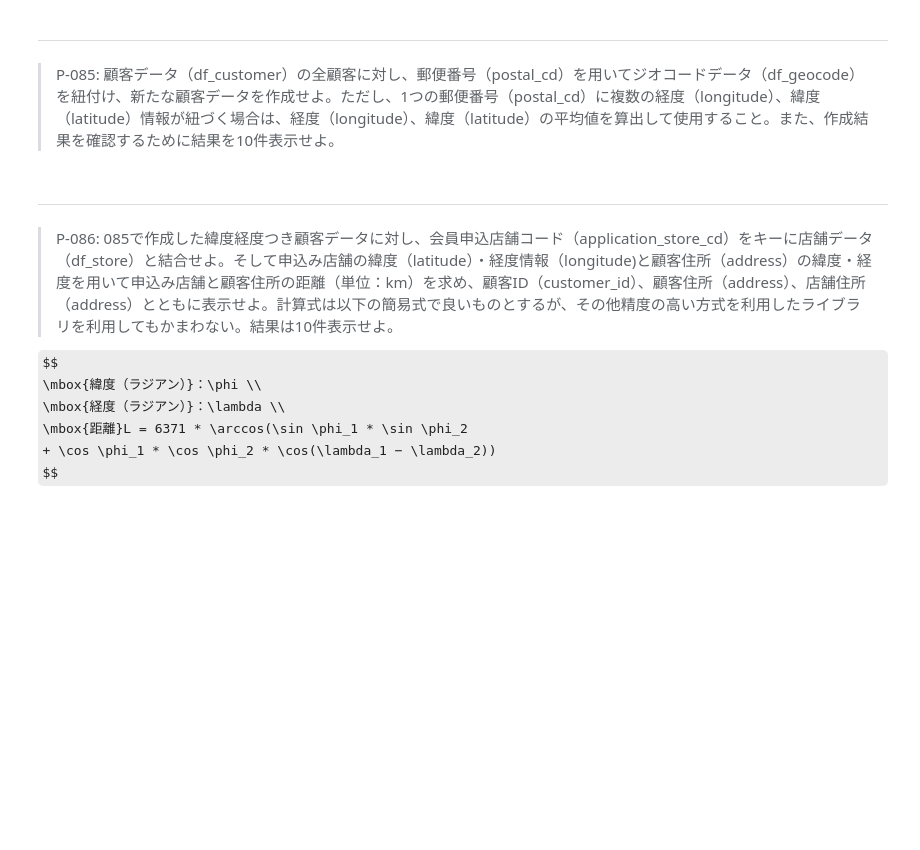
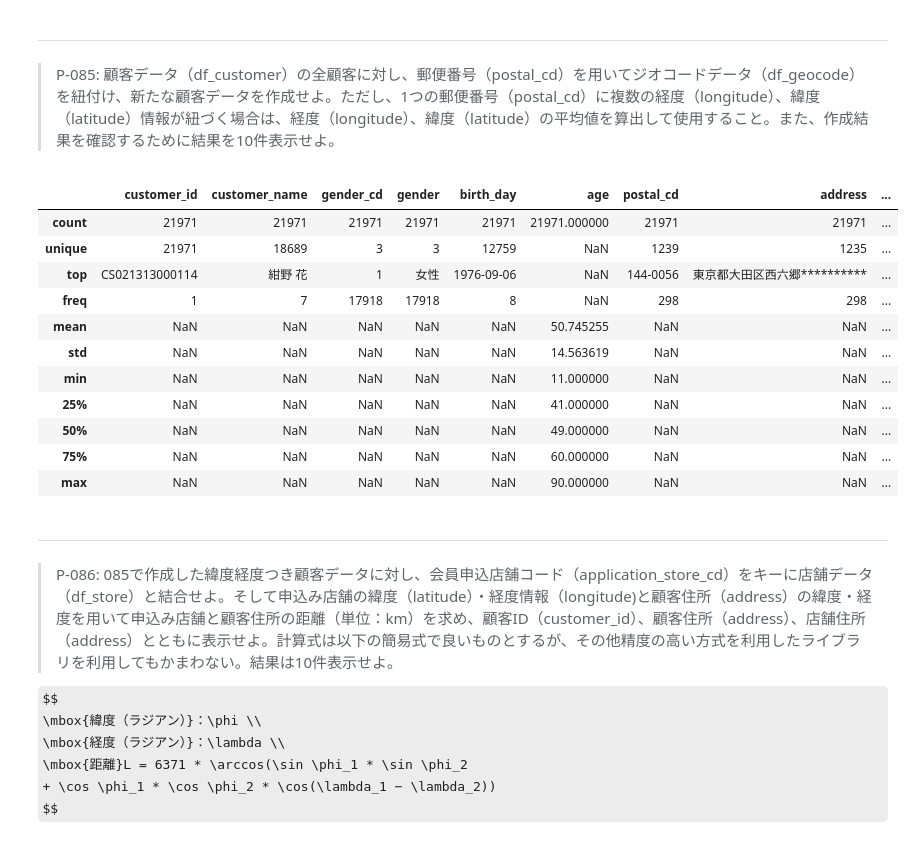
Before and after one commit to kichimura60/100knock, a Jupyter notebook: docker/work/preprocess_knock_Python.ipynb, the cells around one changed output. Drawn from its saved outputs; the diff is of its cells as text; code cells hidden in the pictures; some formulas as TeX source; blank space fills up the shorter version.

```diff
--- a/docker/work/preprocess_knock_Python.ipynb
+++ b/docker/work/preprocess_knock_Python.ipynb
@@ -1927,6 +2157,21 @@ df_product.rename(columns={'\ufeffproduct_cd': 'product_cd'}, inplace=True)
 # %% [markdown]
 ---
 > P-085: 顧客データ（df_customer）の全顧客に対し、郵便番号（postal_cd）を用いてジオコードデータ（df_geocode）を紐付け、新たな顧客データを作成せよ。ただし、1つの郵便番号（postal_cd）に複数の経度（longitude）、緯度（latitude）情報が紐づく場合は、経度（longitude）、緯度（latitude）の平均値を算出して使用すること。また、作成結果を確認するために結果を10件表示せよ。
+# %%
+df_customer.describe(include='all')
+# %% [output]
+|  | customer_id | customer_name | gender_cd | gender | birth_day | age | postal_cd | address | ... |
+| count | 21971 | 21971 | 21971 | 21971 | 21971 | 21971.000000 | 21971 | 21971 | ... |
+| unique | 21971 | 18689 | 3 | 3 | 12759 | NaN | 1239 | 1235 | ... |
+| top | CS021313000114 | 紺野 花 | 1 | 女性 | 1976-09-06 | NaN | 144-0056 | 東京都大田区西六郷********** | ... |
+| freq | 1 | 7 | 17918 | 17918 | 8 | NaN | 298 | 298 | ... |
+| mean | NaN | NaN | NaN | NaN | NaN | 50.745255 | NaN | NaN | ... |
+| std | NaN | NaN | NaN | NaN | NaN | 14.563619 | NaN | NaN | ... |
+| min | NaN | NaN | NaN | NaN | NaN | 11.000000 | NaN | NaN | ... |
+| 25% | NaN | NaN | NaN | NaN | NaN | 41.000000 | NaN | NaN | ... |
+| 50% | NaN | NaN | NaN | NaN | NaN | 49.000000 | NaN | NaN | ... |
+| 75% | NaN | NaN | NaN | NaN | NaN | 60.000000 | NaN | NaN | ... |
+| max | NaN | NaN | NaN | NaN | NaN | 90.000000 | NaN | NaN | ... |
 # %% [markdown]
 ---
 > P-086: 085で作成した緯度経度つき顧客データに対し、会員申込店舗コード（application_store_cd）をキーに店舗データ（df_store）と結合せよ。そして申込み店舗の緯度（latitude）・経度情報（longitude)と顧客住所（address）の緯度・経度を用いて申込み店舗と顧客住所の距離（単位：km）を求め、顧客ID（customer_id）、顧客住所（address）、店舗住所（address）とともに表示せよ。計算式は以下の簡易式で良いものとするが、その他精度の高い方式を利用したライブラリを利用してもかまわない。結果は10件表示せよ。
```
Also changed, not shown: parts of 14 cells of this notebook.
